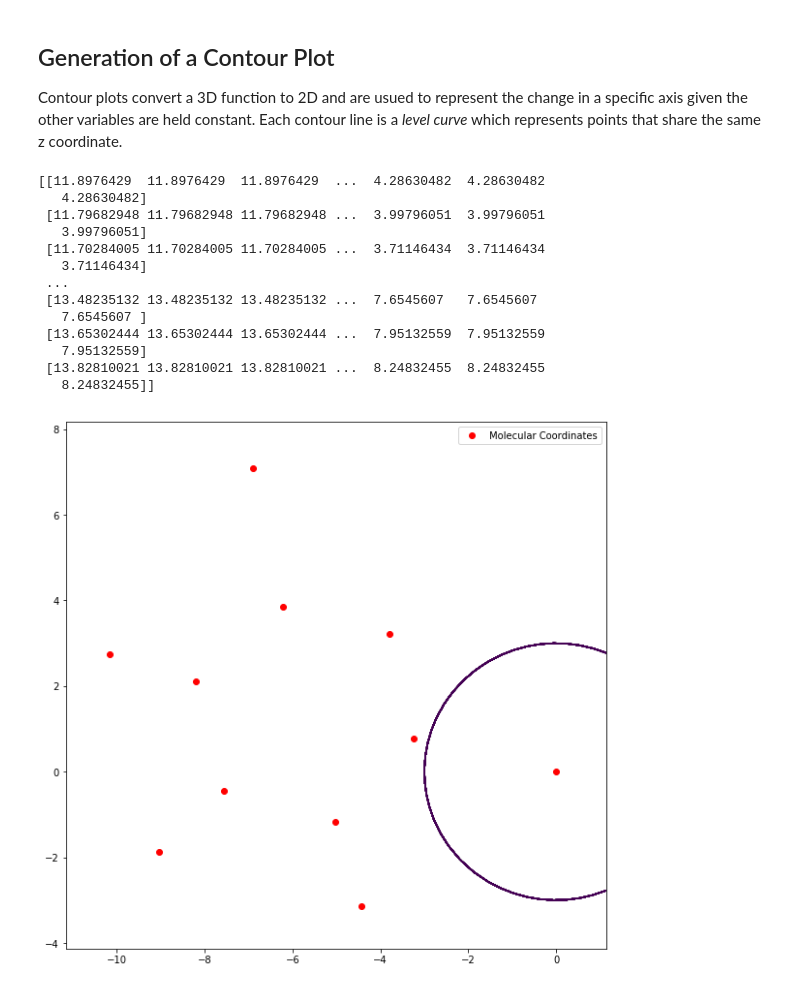
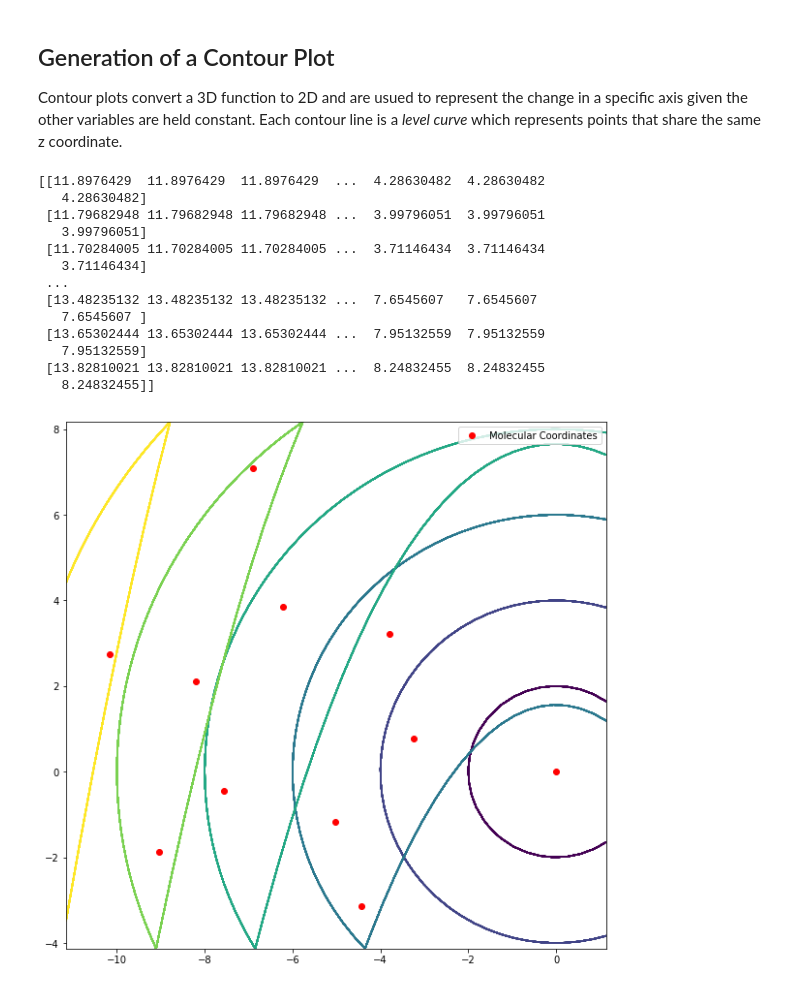
Before and after one commit to theochem/chemtools, a Jupyter notebook: examples/plotting/2D_Plotting_Gradient.ipynb, the cells around one changed output. Saved outputs shown, nothing was run; the diff lists cells and outputs as text; code cells hidden in the pictures.

Commit message:
added contour plot, visualizes, but currently incorrect

```diff
--- a/examples/plotting/2D_Plotting_Gradient.ipynb
+++ b/examples/plotting/2D_Plotting_Gradient.ipynb
@@ -198,32 +198,32 @@ Contour plots convert a 3D function to 2D and are usued to represent the change
 
 x= grid_2d[:,0]
 y = grid_2d[:,1]
 
 X, Y = np.meshgrid(x, y)
 Z = np.sqrt((X**2) + (Y**2))
 
 
 print(Z)
 
 plt.figure(figsize=(10,10))
 plt.plot(rot_coords[:, 0], rot_coords[:, 1], "ro", label="Molecular Coordinates")
 plt.legend()
-plt.contour(x,y,Z, levels=3)
+plt.contour(x,y,Z,)
 #plt.contourf(X,Y,Z, cmap='Reds')
 
 plt.show()
 # %% [output]
 [[11.8976429  11.8976429  11.8976429  ...  4.28630482  4.28630482
    4.28630482]
  [11.79682948 11.79682948 11.79682948 ...  3.99796051  3.99796051
    3.99796051]
  [11.70284005 11.70284005 11.70284005 ...  3.71146434  3.71146434
    3.71146434]
  ...
  [13.48235132 13.48235132 13.48235132 ...  7.6545607   7.6545607
    7.6545607 ]
  [13.65302444 13.65302444 13.65302444 ...  7.95132559  7.95132559
    7.95132559]
  [13.82810021 13.82810021 13.82810021 ...  8.24832455  8.24832455
    8.24832455]]
-[figure, old version]
+[figure, new version]
```
